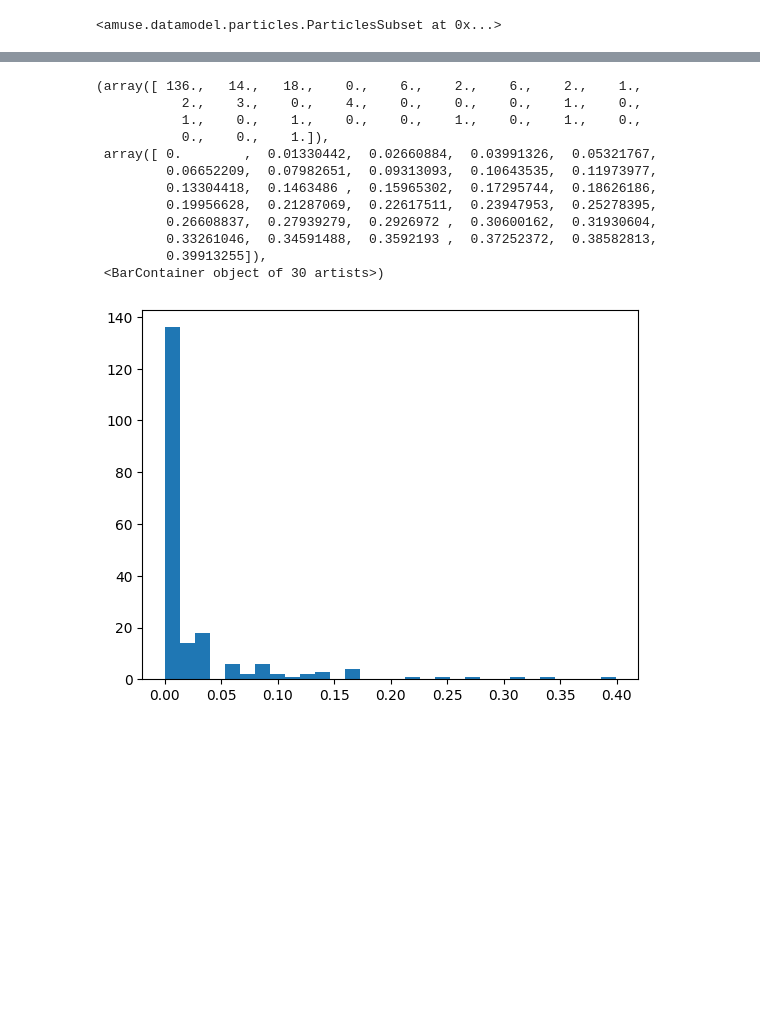
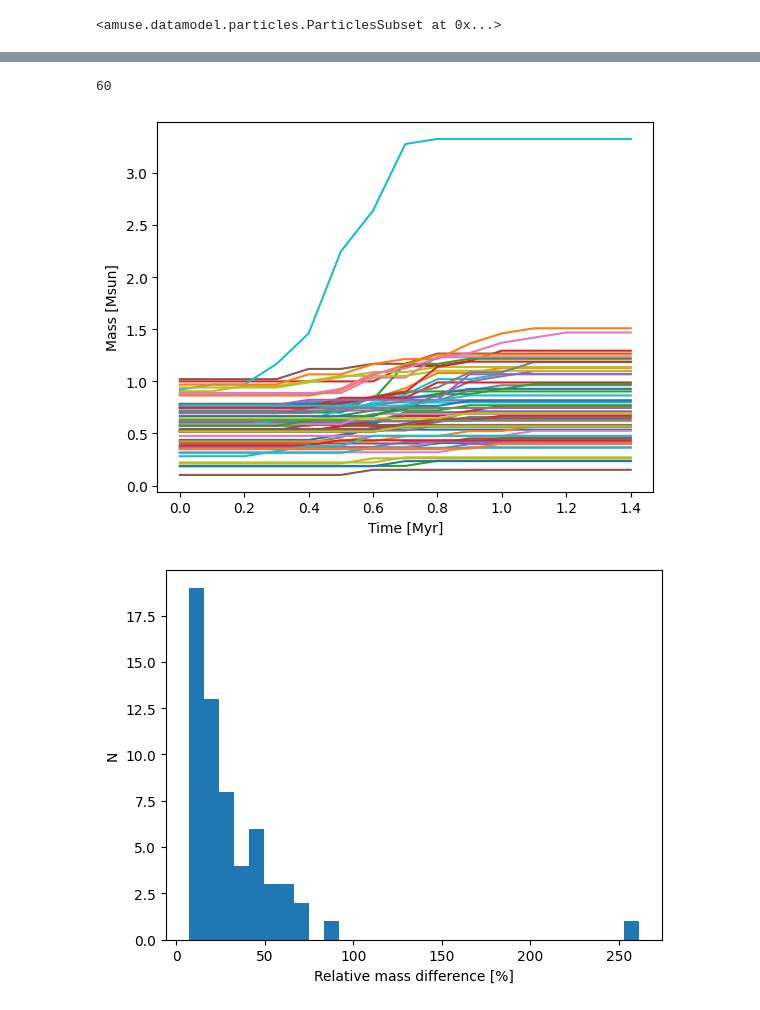
Before and after one commit to umuzigazuba/AMUSE-_project_SNOOPS, a Jupyter notebook: AMUSE_project_YESSIR/notebooks/sink_test.ipynb, the cells around one changed output, grey strips where cells are left out. Saved outputs shown, nothing was run; the diff lists cells and outputs as text; code cells hidden in the pictures; blank space fills up the shorter version.

```diff
--- a/AMUSE_project_YESSIR/notebooks/sink_test.ipynb
+++ b/AMUSE_project_YESSIR/notebooks/sink_test.ipynb
@@ -118,10 +125,11 @@ channel = {"to_sinks": gravity_code.particles.new_channel_to(sinks),
             "to_cloud": hydro_cloud.gas_particles.new_channel_to(particles_cloud),
             "from_cloud": particles_cloud.new_channel_to(hydro_cloud.gas_particles)}
 # %%
-gravhydrobridge = bridge.Bridge(use_threading = False)
-gravhydrobridge.add_system(gravity_code, (hydro_cloud,) )
-gravhydrobridge.add_system(hydro_cloud, (gravity_code,) )
-gravhydrobridge.timestep = 0.1 | units.Myr
+gravhydrostellarbridge = bridge.Bridge(use_threading = False)
+gravhydrostellarbridge.add_system(gravity_code, (hydro_cloud, stellar_evolution_code))
+gravhydrostellarbridge.add_system(hydro_cloud, (gravity_code, stellar_evolution_code))
+gravhydrostellarbridge.add_system(stellar_evolution_code, (gravity_code, hydro_cloud))
+gravhydrostellarbridge.timestep = 0.1 | units.Myr
 # %%
 def bondi_radius(stellar_mass):
     sound_speed = 0.2 | units.kms
@@ -271,19 +351,25 @@ plt.show()
-# %%
-plt.hist(mass_difference, bins  = 30)
-# %% [output]
-(array([ 136.,   14.,   18.,    0.,    6.,    2.,    6.,    2.,    1.,
-           2.,    3.,    0.,    4.,    0.,    0.,    0.,    1.,    0.,
-           1.,    0.,    1.,    0.,    0.,    1.,    0.,    1.,    0.,
-           0.,    0.,    1.]),
- array([ 0.        ,  0.01330442,  0.02660884,  0.03991326,  0.05321767,
-         0.06652209,  0.07982651,  0.09313093,  0.10643535,  0.11973977,
-         0.13304418,  0.1463486 ,  0.15965302,  0.17295744,  0.18626186,
-         0.19956628,  0.21287069,  0.22617511,  0.23947953,  0.25278395,
-         0.26608837,  0.27939279,  0.2926972 ,  0.30600162,  0.31930604,
-         0.33261046,  0.34591488,  0.3592193 ,  0.37252372,  0.38582813,
-         0.39913255]),
- <BarContainer object of 30 artists>)
-[figure, removed]
+# %%
+mask = np.where(mass_difference > 1e-15)
+# %%
+len(mask[0])
+# %% [output]
+60
+# %%
+plt.plot(np.arange(0, 1.5, 0.1), np.array(sinks_mass_snapshots)[:, mask[0]])
+plt.xlabel("Time [Myr]")
+plt.ylabel("Mass [Msun]")
+plt.show()
+# add vertical lines for when the cluster enters and leaves the cloud
+# %% [output]
+[figure, added]
+# %%
+relative_mass = np.array(mass_difference)[mask[0]]/np.array(sinks_mass_snapshots[0])[mask[0]]
+plt.hist(relative_mass*100, bins  = 30)
+plt.xlabel("Relative mass difference [%]")
+plt.ylabel("N")
+plt.show()
+# %% [output]
+[figure, added]
 # %%
 gravity_code.stop()
 hydro_cloud.stop()
```
Also changed, not shown: parts of 21 cells of this notebook.
